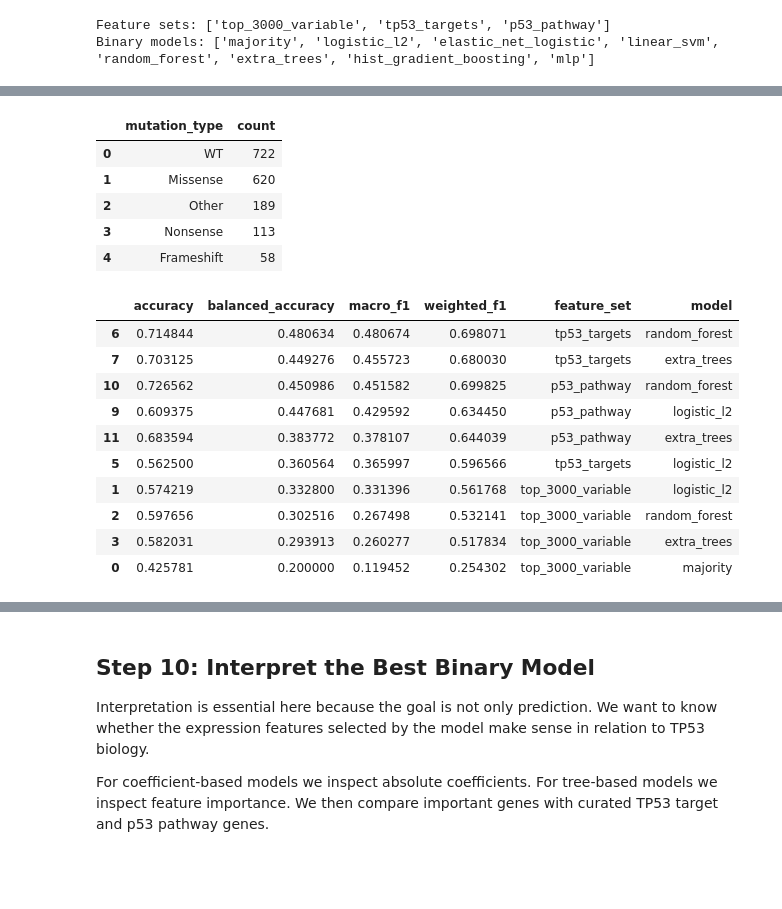
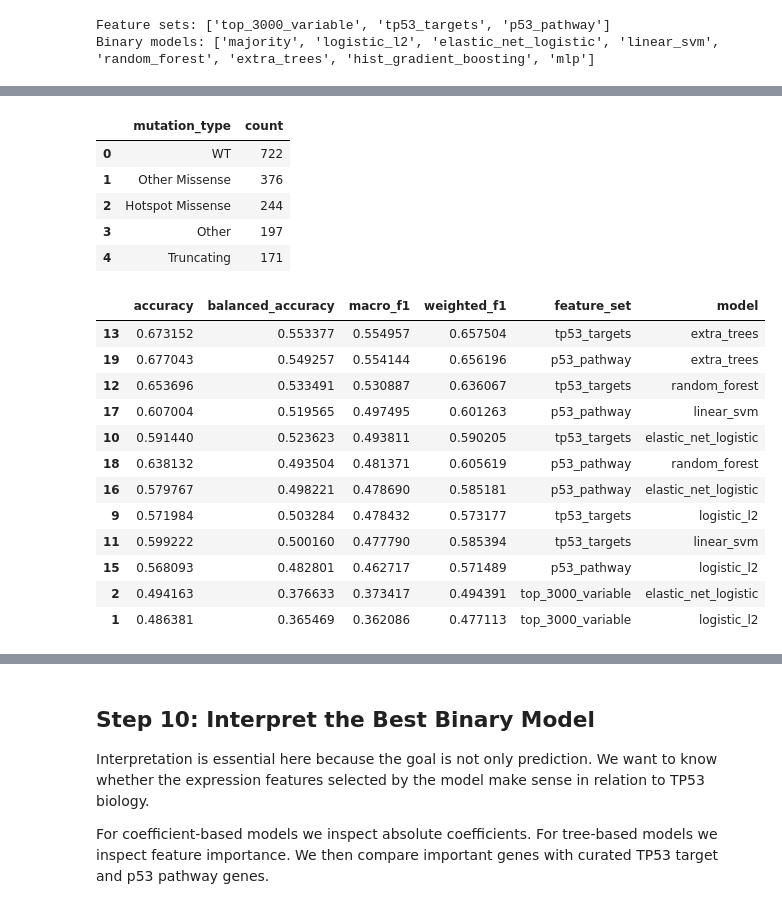
Before and after one commit to VlaadiAangelov/TP53-MUTATIONS, a Jupyter notebook: notebooks/main_notebook.ipynb, the cells around one changed output, grey strips where cells are left out. Cells and saved outputs as stored; diff of their text form; code cells hidden in the pictures; blank space fills up the shorter version.

```diff
--- a/notebooks/main_notebook.ipynb
+++ b/notebooks/main_notebook.ipynb
@@ -426,7 +937,10 @@ The second task asks whether expression can distinguish broad TP53 mutation clas
 # %%
-y_type_raw = labels["mutation_type_collapsed"].astype(str)
+# Use hotspot-enriched labels if available, else fall back to collapsed types
+_label_col = ("mutation_type_hotspot" if "mutation_type_hotspot" in labels.columns
+              else "mutation_type_collapsed")
+y_type_raw = labels[_label_col].astype(str)
 type_counts = y_type_raw.value_counts()
-keep_type = y_type_raw.isin(type_counts[type_counts >= 10].index)
+keep_type   = y_type_raw.isin(type_counts[type_counts >= 10].index)
 
 X_type = X.loc[keep_type.to_numpy()]
 y_type = y_type_raw.loc[keep_type].reset_index(drop=True)
@@ -436,53 +950,59 @@ type_counts_kept
 # %% [output]
 |  | mutation_type | count |
 | 0 | WT | 722 |
-| 1 | Missense | 620 |
-| 2 | Other | 189 |
-| 3 | Nonsense | 113 |
-| 4 | Frameshift | 58 |
+| 1 | Other Missense | 376 |
+| 2 | Hotspot Missense | 244 |
+| 3 | Other | 197 |
+| 4 | Truncating | 171 |
 # %%
 X_type_trainval, X_type_test, y_type_trainval, y_type_test = train_test_split(
-    X_type,
-    y_type,
+    X_type, y_type,
     test_size=cfg["split"]["test_size"],
     stratify=y_type,
     random_state=RANDOM_STATE,
 )
 
 X_type_train, X_type_val, y_type_train, y_type_val = train_test_split(
-    X_type_trainval,
-    y_type_trainval,
+    X_type_trainval, y_type_trainval,
     test_size=val_fraction,
     stratify=y_type_trainval,
     random_state=RANDOM_STATE,
 )
 
+_mc_scale_models = {"logistic_l2", "elastic_net_logistic", "linear_svm", "mlp"}
+
 multiclass_models = multiclass_model_specs(RANDOM_STATE)
-multiclass_rows = []
+multiclass_rows   = []
 for feature_name, selector in selectors.items():
     for model_name, model in multiclass_models.items():
-        pipe = make_pipeline(selector, model, scale=model_name == "logistic_l2")
+        if model_name in {"hist_gradient_boosting", "mlp"} and not feature_name.startswith("top_"):
+            continue
+        pipe = make_pipeline(selector, model, scale=model_name in _mc_scale_models)
         pipe.fit(X_type_train, y_type_train)
         pred = pipe.predict(X_type_val)
-        row = multiclass_metrics(y_type_val, pred)
+        row  = multiclass_metrics(y_type_val, pred)
         row.update({"feature_set": feature_name, "model": model_name})
         multiclass_rows.append(row)
 
-multiclass_validation = pd.DataFrame(multiclass_rows).sort_values(["macro_f1", "balanced_accuracy", "weighted_f1"], ascending=False)
+multiclass_validation = pd.DataFrame(multiclass_rows).sort_values(
+    ["macro_f1", "balanced_accuracy", "weighted_f1"], ascending=False
+)
 multiclass_validation.to_csv("reports/tables/multiclass_validation_performance.csv", index=False)
-multiclass_validation.head(10)
+multiclass_validation.head(12)
 # %% [output]
 |  | accuracy | balanced_accuracy | macro_f1 | weighted_f1 | feature_set | model |
-| 6 | 0.714844 | 0.480634 | 0.480674 | 0.698071 | tp53_targets | random_forest |
-| 7 | 0.703125 | 0.449276 | 0.455723 | 0.680030 | tp53_targets | extra_trees |
-| 10 | 0.726562 | 0.450986 | 0.451582 | 0.699825 | p53_pathway | random_forest |
-| 9 | 0.609375 | 0.447681 | 0.429592 | 0.634450 | p53_pathway | logistic_l2 |
-| 11 | 0.683594 | 0.383772 | 0.378107 | 0.644039 | p53_pathway | extra_trees |
-| 5 | 0.562500 | 0.360564 | 0.365997 | 0.596566 | tp53_targets | logistic_l2 |
-| 1 | 0.574219 | 0.332800 | 0.331396 | 0.561768 | top_3000_variable | logistic_l2 |
-| 2 | 0.597656 | 0.302516 | 0.267498 | 0.532141 | top_3000_variable | random_forest |
-| 3 | 0.582031 | 0.293913 | 0.260277 | 0.517834 | top_3000_variable | extra_trees |
-| 0 | 0.425781 | 0.200000 | 0.119452 | 0.254302 | top_3000_variable | majority |
+| 13 | 0.673152 | 0.553377 | 0.554957 | 0.657504 | tp53_targets | extra_trees |
+| 19 | 0.677043 | 0.549257 | 0.554144 | 0.656196 | p53_pathway | extra_trees |
+| 12 | 0.653696 | 0.533491 | 0.530887 | 0.636067 | tp53_targets | random_forest |
+| 17 | 0.607004 | 0.519565 | 0.497495 | 0.601263 | p53_pathway | linear_svm |
+| 10 | 0.591440 | 0.523623 | 0.493811 | 0.590205 | tp53_targets | elastic_net_logistic |
+| 18 | 0.638132 | 0.493504 | 0.481371 | 0.605619 | p53_pathway | random_forest |
+| 16 | 0.579767 | 0.498221 | 0.478690 | 0.585181 | p53_pathway | elastic_net_logistic |
+| 9 | 0.571984 | 0.503284 | 0.478432 | 0.573177 | tp53_targets | logistic_l2 |
+| 11 | 0.599222 | 0.500160 | 0.477790 | 0.585394 | tp53_targets | linear_svm |
+| 15 | 0.568093 | 0.482801 | 0.462717 | 0.571489 | p53_pathway | logistic_l2 |
+| 2 | 0.494163 | 0.376633 | 0.373417 | 0.494391 | top_3000_variable | elastic_net_logistic |
+| 1 | 0.486381 | 0.365469 | 0.362086 | 0.477113 | top_3000_variable | logistic_l2 |
 # %%
 best_type_row = multiclass_validation.iloc[0]
 best_type_model = make_pipeline(
```
Also changed, not shown: parts of 41 cells of this notebook, 5 other files.
